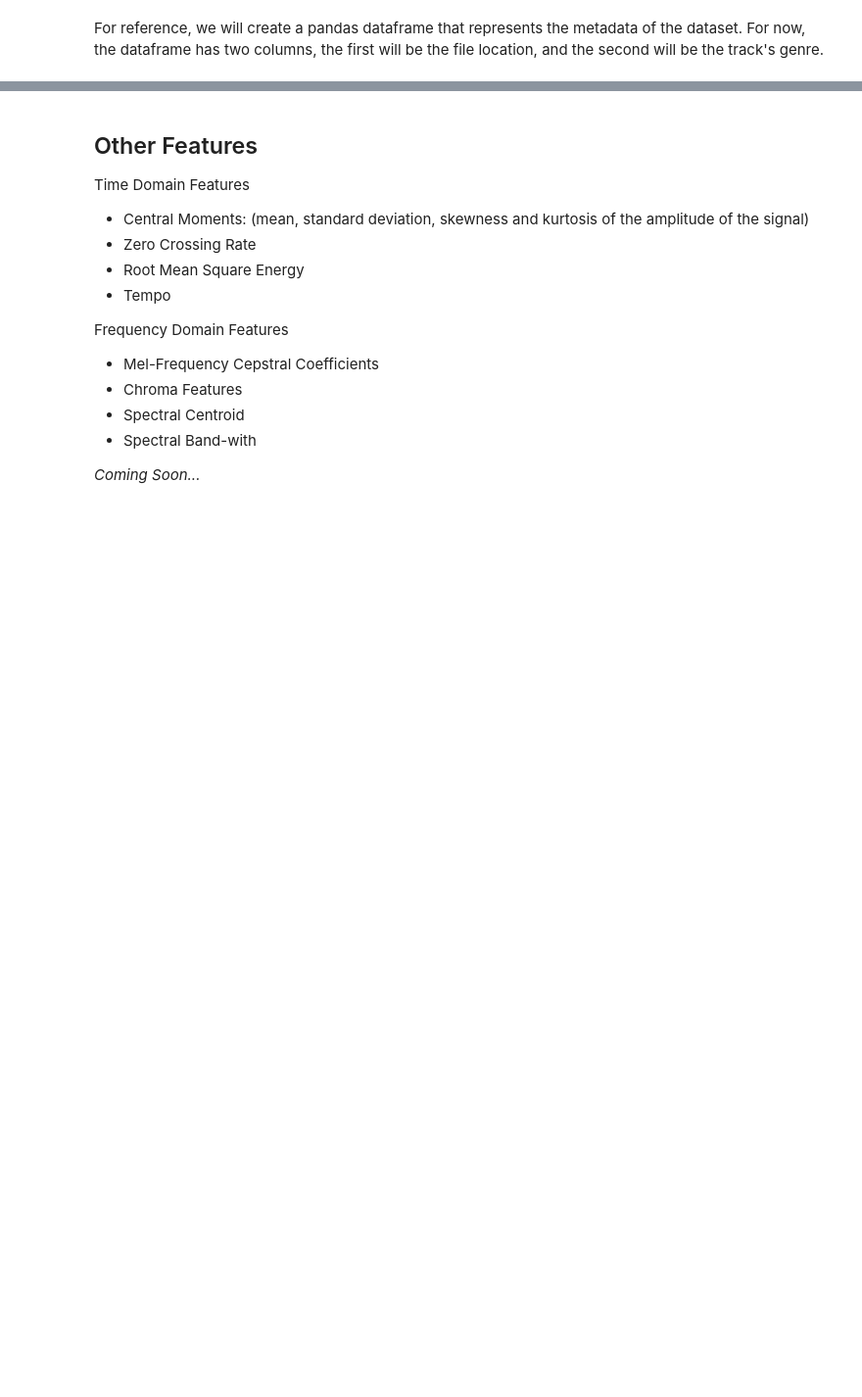
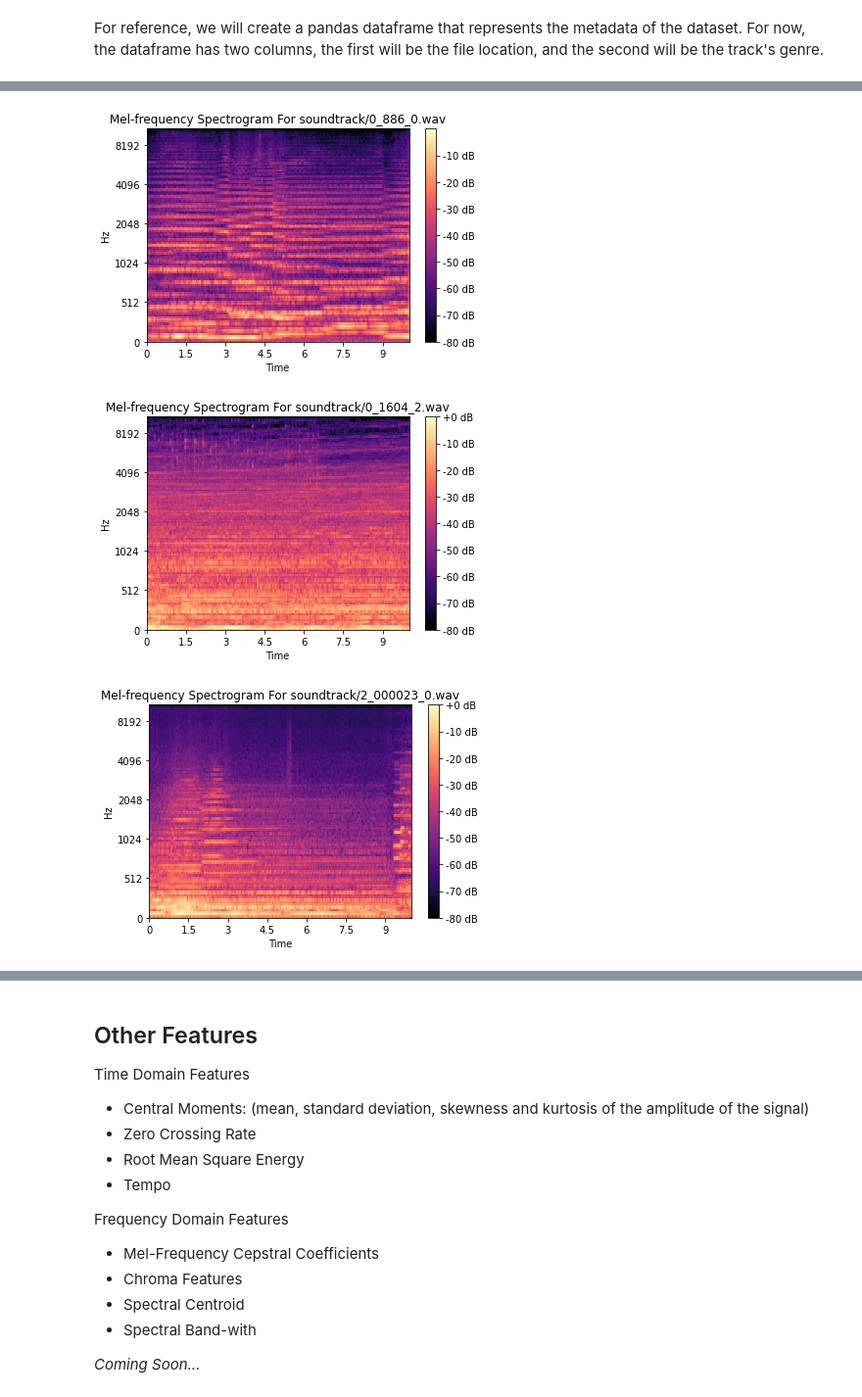
Before and after one commit to xnell90/Music-Genre-Classifier, a Jupyter notebook: data/exploratory_data_analysis.ipynb, the cells around one changed output, grey strips where cells are left out. Shown at 98% size. Saved outputs shown, nothing was run; the diff lists cells and outputs as text; code cells hidden in the pictures; blank space fills up the shorter version.

```diff
--- a/data/exploratory_data_analysis.ipynb
+++ b/data/exploratory_data_analysis.ipynb
@@ -62,0 +117,7 @@ A spectrogram is a 2D representation of a signal, having time on the x-axis and
+# %%
+#Randomly sample three soundtrack songs.
+display_sample_melspectrograms('soundtrack')
+# %% [output]
+[figure, added]
+[figure, added]
+[figure, added]
```
Also changed, not shown: parts of 10 cells of this notebook, 1 other file.
